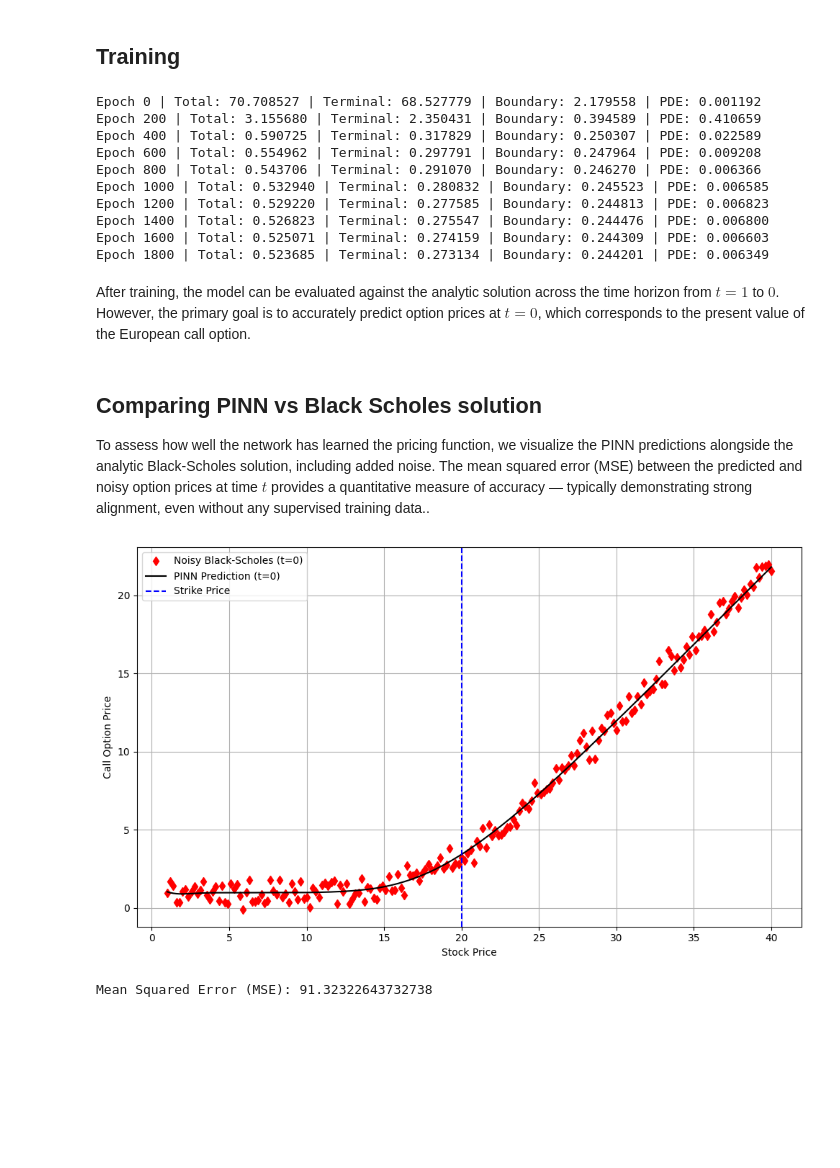
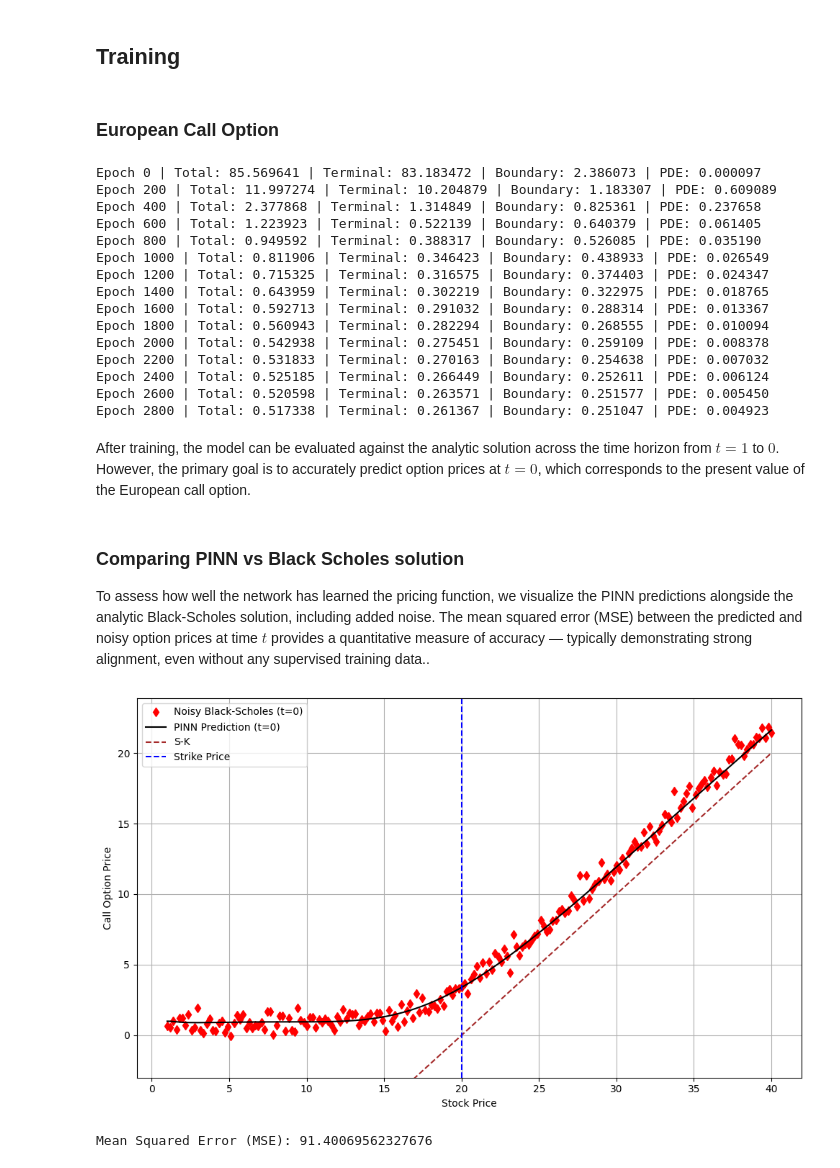
Before and after one commit to bluest93/Unsupervised_BlackScholesPINN, a Jupyter notebook: BlackScholesModel.ipynb, the cells around one changed output. Cells and saved outputs as stored; diff of their text form; code cells hidden in the pictures; blank space fills up the shorter version.

```diff
--- a/BlackScholesModel.ipynb
+++ b/BlackScholesModel.ipynb
@@ -104,26 +108,35 @@ $$
 # %% [markdown]
 ## Training
 # %%
-from black_scholes import BlackScholesPINN
+from black_scholes import *
 import json
 from utils import *
+import matplotlib.pyplot as plt
 
 with open("config.json") as f:
-    config = json.load(f)
+    allconfig = json.load(f)
+# %% [markdown]
+### European Call Option
 # %%
-bs = BlackScholesPINN(config)
+config = allconfig["euro_call"]
+bs = EuropeanPINN(config)
 bs.train()
 # %% [output]
-Epoch 0 | Total: 70.708527 | Terminal: 68.527779 | Boundary: 2.179558 | PDE: 0.001192
-Epoch 200 | Total: 3.155680 | Terminal: 2.350431 | Boundary: 0.394589 | PDE: 0.410659
-Epoch 400 | Total: 0.590725 | Terminal: 0.317829 | Boundary: 0.250307 | PDE: 0.022589
-Epoch 600 | Total: 0.554962 | Terminal: 0.297791 | Boundary: 0.247964 | PDE: 0.009208
-Epoch 800 | Total: 0.543706 | Terminal: 0.291070 | Boundary: 0.246270 | PDE: 0.006366
-Epoch 1000 | Total: 0.532940 | Terminal: 0.280832 | Boundary: 0.245523 | PDE: 0.006585
-Epoch 1200 | Total: 0.529220 | Terminal: 0.277585 | Boundary: 0.244813 | PDE: 0.006823
-Epoch 1400 | Total: 0.526823 | Terminal: 0.275547 | Boundary: 0.244476 | PDE: 0.006800
-Epoch 1600 | Total: 0.525071 | Terminal: 0.274159 | Boundary: 0.244309 | PDE: 0.006603
-Epoch 1800 | Total: 0.523685 | Terminal: 0.273134 | Boundary: 0.244201 | PDE: 0.006349
+Epoch 0 | Total: 85.569641 | Terminal: 83.183472 | Boundary: 2.386073 | PDE: 0.000097
+Epoch 200 | Total: 11.997274 | Terminal: 10.204879 | Boundary: 1.183307 | PDE: 0.609089
+Epoch 400 | Total: 2.377868 | Terminal: 1.314849 | Boundary: 0.825361 | PDE: 0.237658
+Epoch 600 | Total: 1.223923 | Terminal: 0.522139 | Boundary: 0.640379 | PDE: 0.061405
+Epoch 800 | Total: 0.949592 | Terminal: 0.388317 | Boundary: 0.526085 | PDE: 0.035190
+Epoch 1000 | Total: 0.811906 | Terminal: 0.346423 | Boundary: 0.438933 | PDE: 0.026549
+Epoch 1200 | Total: 0.715325 | Terminal: 0.316575 | Boundary: 0.374403 | PDE: 0.024347
+Epoch 1400 | Total: 0.643959 | Terminal: 0.302219 | Boundary: 0.322975 | PDE: 0.018765
+Epoch 1600 | Total: 0.592713 | Terminal: 0.291032 | Boundary: 0.288314 | PDE: 0.013367
+Epoch 1800 | Total: 0.560943 | Terminal: 0.282294 | Boundary: 0.268555 | PDE: 0.010094
+Epoch 2000 | Total: 0.542938 | Terminal: 0.275451 | Boundary: 0.259109 | PDE: 0.008378
+Epoch 2200 | Total: 0.531833 | Terminal: 0.270163 | Boundary: 0.254638 | PDE: 0.007032
+Epoch 2400 | Total: 0.525185 | Terminal: 0.266449 | Boundary: 0.252611 | PDE: 0.006124
+Epoch 2600 | Total: 0.520598 | Terminal: 0.263571 | Boundary: 0.251577 | PDE: 0.005450
+Epoch 2800 | Total: 0.517338 | Terminal: 0.261367 | Boundary: 0.251047 | PDE: 0.004923
 # %% [markdown]
 
 After training, the model can be evaluated against the analytic solution across the time horizon from $t=1$ to $0$. However, the primary goal is to accurately predict option prices at $t=0$, which corresponds to the present value of the European call option.
@@ -133,30 +146,30 @@ S_eval, t_eval = prepare_dataset(config, time=t)
 C_pred = bs.predict(S_eval, t_eval).numpy()
 # %% [markdown]
 
-## Comparing PINN vs Black Scholes solution
+### Comparing PINN vs Black Scholes solution
 
 To assess how well the network has learned the pricing function, we visualize the PINN predictions alongside the analytic Black-Scholes solution, including added noise. The mean squared error (MSE) between the predicted and noisy option prices at time $t$ provides a quantitative measure of accuracy — typically demonstrating strong alignment, even without any supervised training data..
 # %%
-import matplotlib.pyplot as plt
-
 S_np = S_eval.numpy().flatten()
 epsilon = 1e-8 # Small constant to prevent division by zero
-C_true = black_scholes_solution(S_np, config["K"], config["T"]- t + epsilon , config["r"], config["sigma"])
+C_true = black_scholes_call_solution(S_np, config["K"], config["T"]- t + epsilon , config["r"], config["sigma"])
 C_true += np.random.normal(config["bias"] , config["noise_variance"], size=C_true.shape)
 plt.figure(figsize=(10, 6))
 plt.plot(S_np, C_true, 'd', label="Noisy Black-Scholes (t=0)",color='red')
 plt.plot(S_np, C_pred, label="PINN Prediction (t=0)", color='k')
+plt.plot(S_np, S_np - config["K"], linestyle='--', label="S-K",color='brown')
 plt.axvline(x=config["K"], color='blue', linestyle='--', label=f"Strike Price")
 
 plt.xlabel('Stock Price')
 plt.ylabel('Call Option Price')
+plt.ylim(bottom=-3)
 plt.legend()
 plt.grid(True)
 plt.tight_layout()
 plt.show()
 
 mse = np.mean((C_true - C_pred) ** 2)
 print(f"Mean Squared Error (MSE): {mse}")
 # %% [output]
-[figure, old version]
+[figure, new version]
-Mean Squared Error (MSE): 91.32322643732738
+Mean Squared Error (MSE): 91.40069562327676
```
Also changed, not shown: parts of 12 cells of this notebook, 7 other files.
